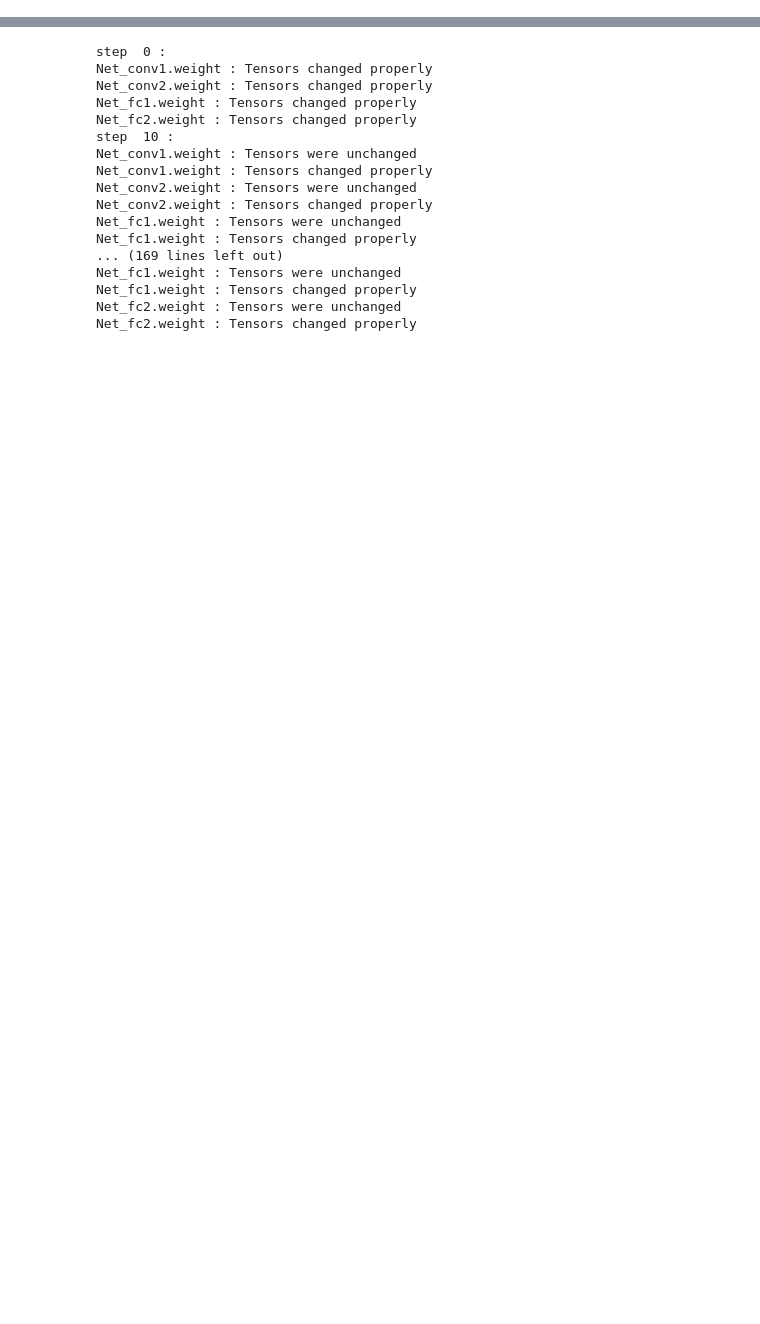
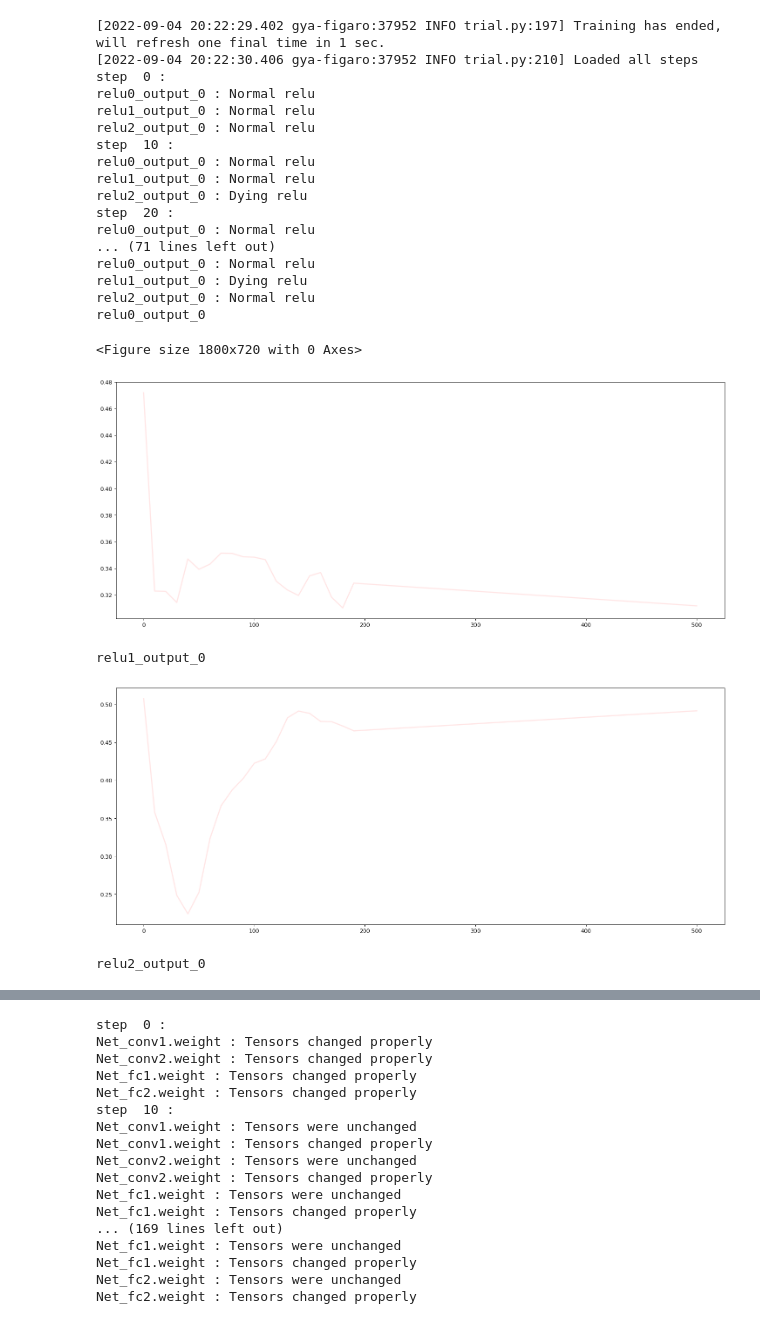
Before and after one commit to GyaFigaro/sagemaker_debugger, a Jupyter notebook: rule_test.ipynb, the cells around one changed output, grey strips where cells are left out. Saved outputs shown, nothing was run; the diff lists cells and outputs as text; code cells hidden in the pictures; blank space fills up the shorter version.

```diff
--- a/rule_test.ipynb
+++ b/rule_test.ipynb
@@ -11,0 +12,28 @@ trial = smd.create_trial(path="./tmp/testing/demo")
+# %%
+from rule.rule12to15 import DeadReluRule
+
+rule_14 = DeadReluRule(base_trial=trial)
+rule_14.work()
+# %% [output]
+[2022-09-04 20:22:29.402 gya-figaro:37952 INFO trial.py:197] Training has ended, will refresh one final time in 1 sec.
+[2022-09-04 20:22:30.406 gya-figaro:37952 INFO trial.py:210] Loaded all steps
+step  0 :
+relu0_output_0 : Normal relu
+relu1_output_0 : Normal relu
+relu2_output_0 : Normal relu
+step  10 :
+relu0_output_0 : Normal relu
+relu1_output_0 : Normal relu
+relu2_output_0 : Dying relu
+step  20 :
+relu0_output_0 : Normal relu
+... (71 lines left out)
+relu0_output_0 : Normal relu
+relu1_output_0 : Dying relu
+relu2_output_0 : Normal relu
+relu0_output_0
+<Figure size 1800x720 with 0 Axes>
+[figure, added]
+relu1_output_0
+[figure, added]
+relu2_output_0
```
Also changed, not shown: parts of 5 cells of this notebook, 1 other file.
